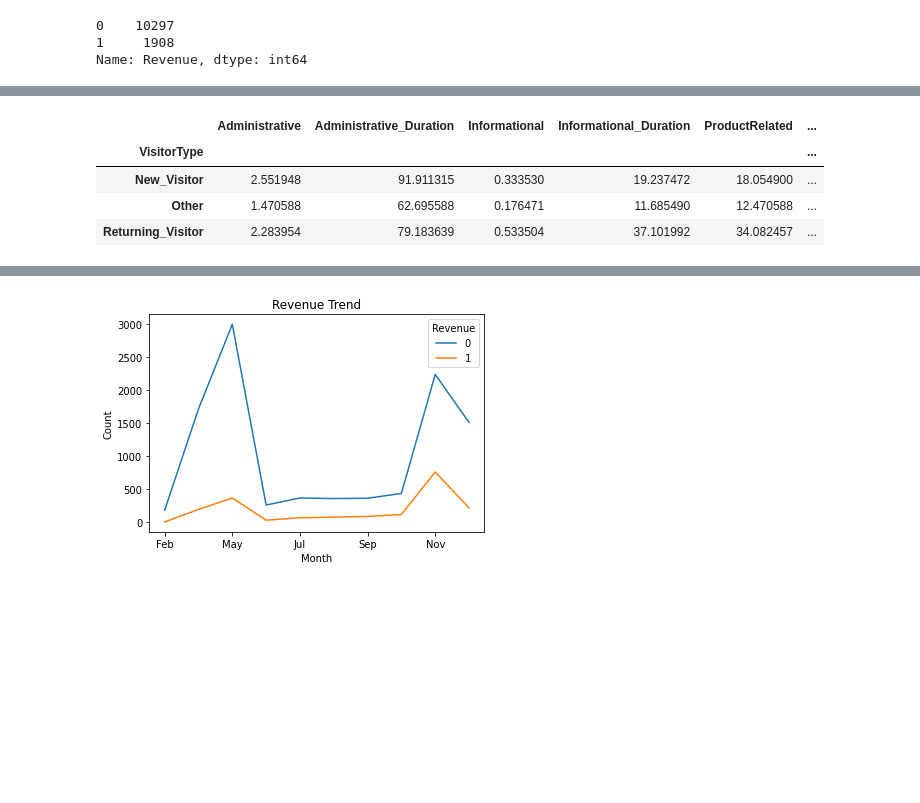
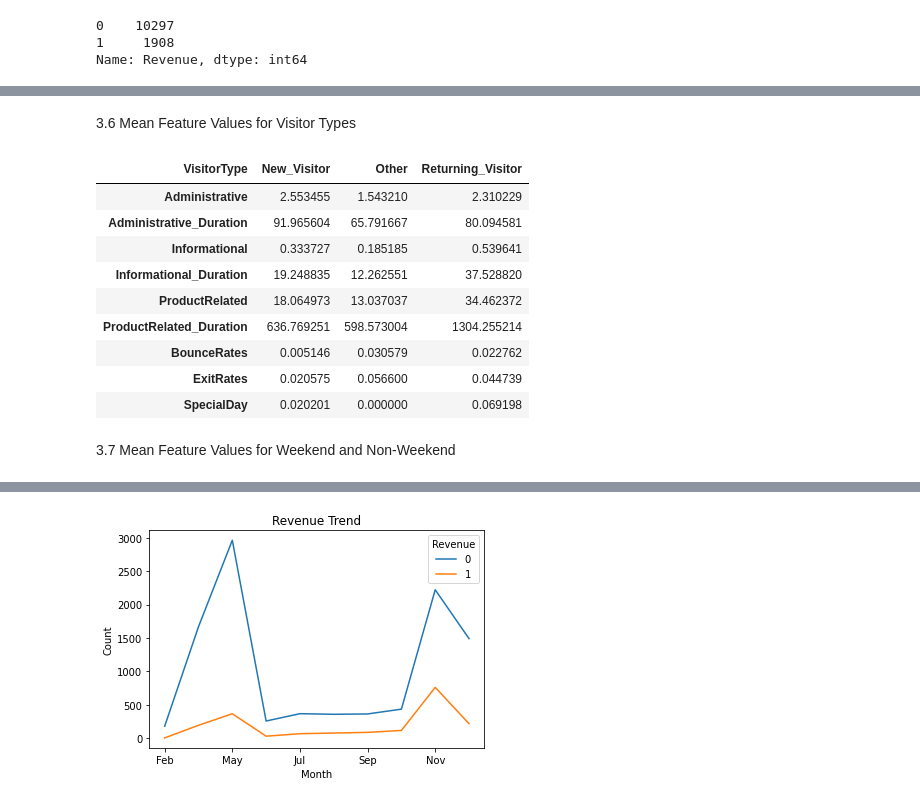
Before and after one commit to praveensatyarv/Online_Shoppers_Purchasing_Intent, a Jupyter notebook: Online Shoppers Purchasing Intent.ipynb, the cells around one changed output, grey strips where cells are left out. Saved outputs shown, nothing was run; the diff lists cells and outputs as text; code cells hidden in the pictures; blank space fills up the shorter version.

```diff
--- a/Online Shoppers Purchasing Intent.ipynb
+++ b/Online Shoppers Purchasing Intent.ipynb
@@ -170,0 +293,11 @@ plt.show()
+# %%
+# Create a new column 'PageValue_Binary' as an object type
+shopper_df['PageValue_Binary'] = shopper_df['PageValues'].apply(lambda x: '1' if x != 0 else '0')
+
+# Verify the column type and values
+print(shopper_df[['PageValues', 'PageValue_Binary']].head())
+
+# drop PageValues
+shopper_df.drop(columns=['PageValues'], inplace=True)
+
+print("Column type:", shopper_df['PageValue_Binary'].dtype)
@@ -182,15 +342,24 @@ shopper_df[['Revenue', 'Administrative', 'Administrative_Duration',
+# %% [markdown]
+3.6 Mean Feature Values for Visitor Types
 # %%
 # mean values of features for different visitor types
 shopper_df[['VisitorType', 'Administrative', 'Administrative_Duration',
            'Informational', 'Informational_Duration', 'ProductRelated',
            'ProductRelated_Duration', 'BounceRates', 'ExitRates',
-           'PageValues', 'SpecialDay']].groupby('VisitorType').mean()
+           'SpecialDay']].groupby('VisitorType').mean().T
 # %% [output]
-|  | Administrative | Administrative_Duration | Informational | Informational_Duration | ProductRelated | ... |
-| VisitorType |  |  |  |  |  | ... |
-| New_Visitor | 2.551948 | 91.911315 | 0.333530 | 19.237472 | 18.054900 | ... |
-| Other | 1.470588 | 62.695588 | 0.176471 | 11.685490 | 12.470588 | ... |
-| Returning_Visitor | 2.283954 | 79.183639 | 0.533504 | 37.101992 | 34.082457 | ... |
+| VisitorType | New_Visitor | Other | Returning_Visitor |
+| Administrative | 2.553455 | 1.543210 | 2.310229 |
+| Administrative_Duration | 91.965604 | 65.791667 | 80.094581 |
+| Informational | 0.333727 | 0.185185 | 0.539641 |
+| Informational_Duration | 19.248835 | 12.262551 | 37.528820 |
+| ProductRelated | 18.064973 | 13.037037 | 34.462372 |
+| ProductRelated_Duration | 636.769251 | 598.573004 | 1304.255214 |
+| BounceRates | 0.005146 | 0.030579 | 0.022762 |
+| ExitRates | 0.020575 | 0.056600 | 0.044739 |
+| SpecialDay | 0.020201 | 0.000000 | 0.069198 |
+# %% [markdown]
+3.7 Mean Feature Values for Weekend and Non-Weekend
 # %%
 # mean values of features for weekend and non-weekend
 shopper_df[['Weekend', 'Administrative', 'Administrative_Duration',
```
Also changed, not shown: parts of 57 cells of this notebook.
